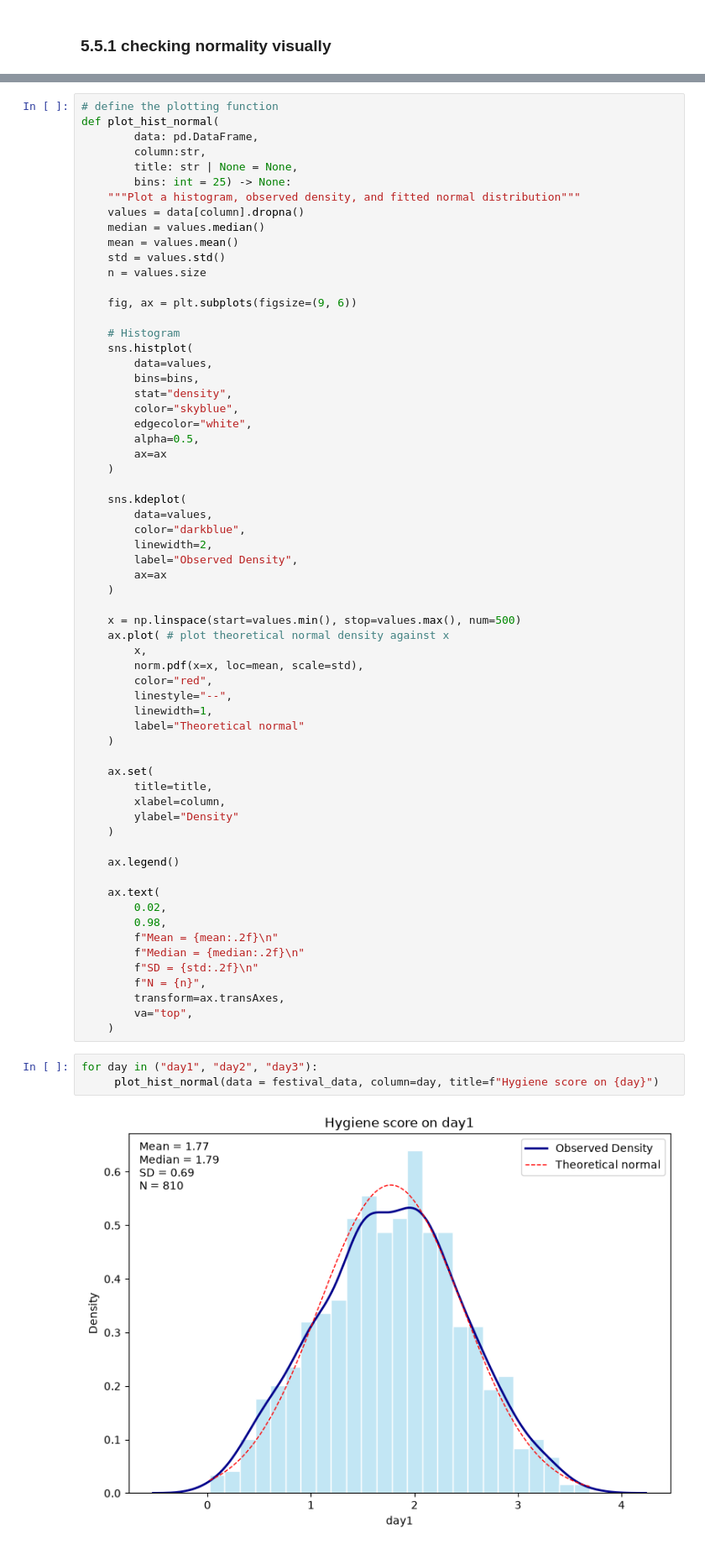
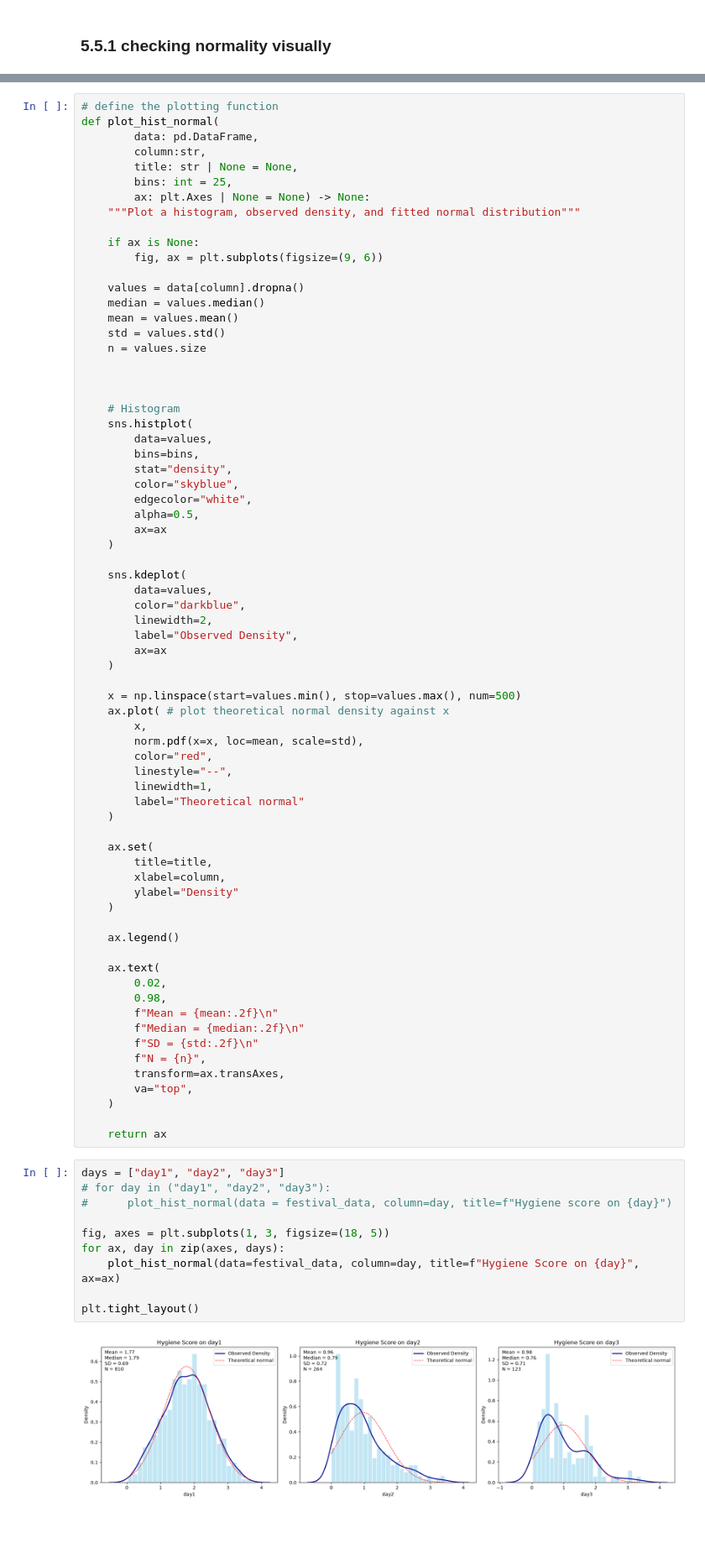
Before and after one commit to m-abdelkawy/data-analysis-msc, a Jupyter notebook: courses/ana500_foundations-of-data-analytics/module03_assumptions_correlation_analysis/week05_explore_transform_data_for_assumptions/python/01_download_festival.ipynb, the cells around one changed output, grey strips where cells are left out. Shown at 84% size. Saved outputs shown, nothing was run; the diff lists cells and outputs as text; blank space fills up the shorter version.

```diff
--- a/courses/ana500_foundations-of-data-analytics/module03_assumptions_correlation_analysis/week05_explore_transform_data_for_assumptions/python/01_download_festival.ipynb
+++ b/courses/ana500_foundations-of-data-analytics/module03_assumptions_correlation_analysis/week05_explore_transform_data_for_assumptions/python/01_download_festival.ipynb
@@ -47,15 +51,20 @@ def plot_hist_normal(
         data: pd.DataFrame,
         column:str,
         title: str | None = None,
-        bins: int = 25) -> None:
+        bins: int = 25,
+        ax: plt.Axes | None = None) -> None:
     """Plot a histogram, observed density, and fitted normal distribution"""
+
+    if ax is None:
+        fig, ax = plt.subplots(figsize=(9, 6))
+
     values = data[column].dropna()
     median = values.median()
     mean = values.mean()
     std = values.std()
     n = values.size
 
-    fig, ax = plt.subplots(figsize=(9, 6))
+
 
     # Histogram
     sns.histplot(
@@ -104,8 +113,17 @@ def plot_hist_normal(
         transform=ax.transAxes,
         va="top",
     )
+
+    return ax
 # %%
-for day in ("day1", "day2", "day3"):
-     plot_hist_normal(data = festival_data, column=day, title=f"Hygiene score on {day}")
+days = ["day1", "day2", "day3"]
+# for day in ("day1", "day2", "day3"):
+#      plot_hist_normal(data = festival_data, column=day, title=f"Hygiene score on {day}")
+
+fig, axes = plt.subplots(1, 3, figsize=(18, 5))
+for ax, day in zip(axes, days):
+    plot_hist_normal(data=festival_data, column=day, title=f"Hygiene Score on {day}", ax=ax)
+
+plt.tight_layout()
 # %% [output]
-[figure, old version]
+[figure, new version]
```
Also changed, not shown: parts of 10 cells of this notebook, 18 other files.
